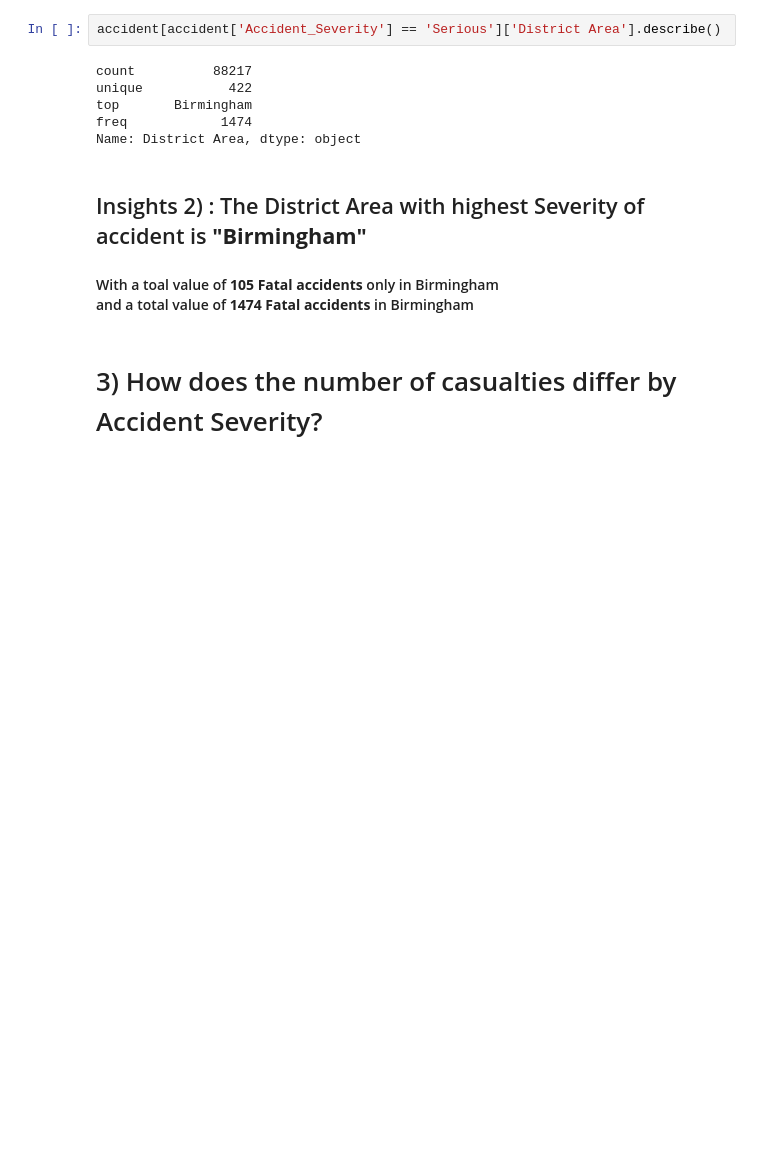
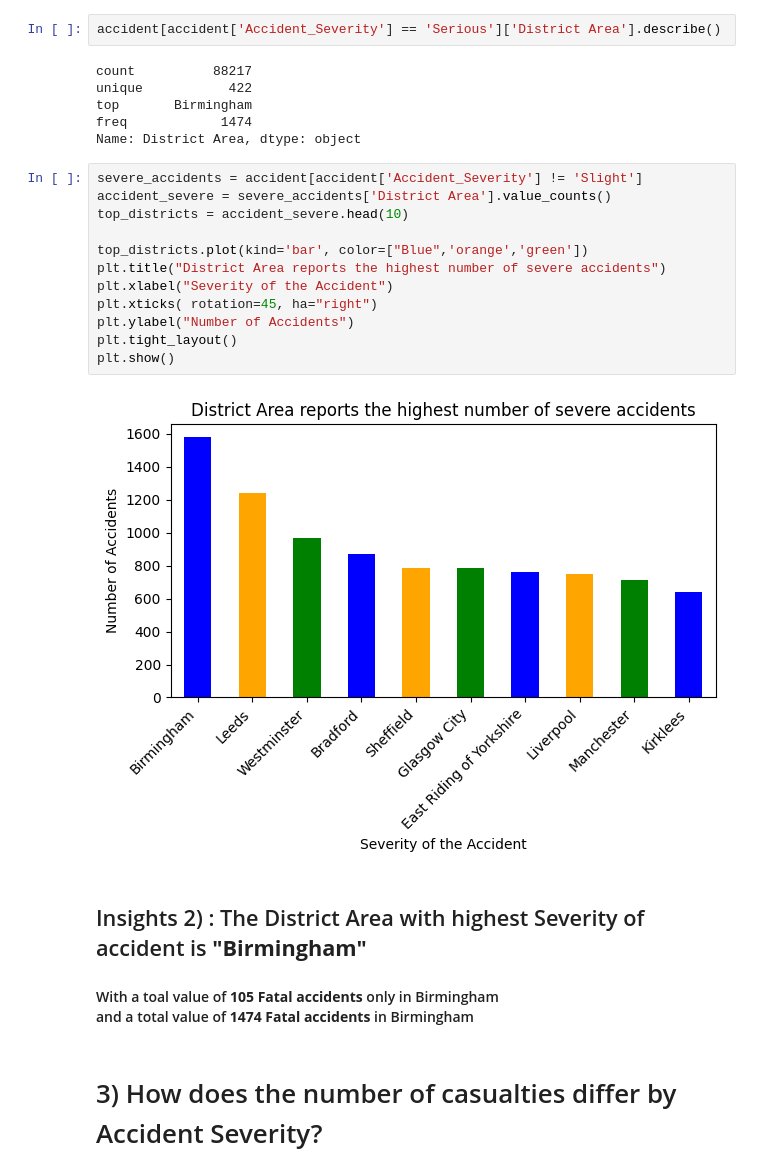
Before and after one commit to ImongMama45/ITELEC303---Act-2, a Jupyter notebook: ACTIVITY2-Copy1.ipynb, the cells around one changed output. Cells and saved outputs as stored; diff of their text form; blank space fills up the shorter version.

```diff
--- a/ACTIVITY2-Copy1.ipynb
+++ b/ACTIVITY2-Copy1.ipynb
@@ -161,6 +172,20 @@ unique           422
 top       Birmingham
 freq            1474
 Name: District Area, dtype: object
+# %%
+severe_accidents = accident[accident['Accident_Severity'] != 'Slight']
+accident_severe = severe_accidents['District Area'].value_counts()
+top_districts = accident_severe.head(10)
+
+top_districts.plot(kind='bar', color=["Blue",'orange','green'])
+plt.title("District Area reports the highest number of severe accidents")
+plt.xlabel("Severity of the Accident")
+plt.xticks( rotation=45, ha="right")
+plt.ylabel("Number of Accidents")
+plt.tight_layout()
+plt.show()
+# %% [output]
+[figure, added]
 # %% [markdown]
 <h2>Insights 2) : The District Area with highest Severity of accident  is <b>"Birmingham"</b> </h2>
 <h4> With a toal value of <b> 105 Fatal accidents </b> only in Birmingham <br> and a total value of <b> 1474 Fatal accidents  </b>in Birmingham </h4>
```
Also changed, not shown: parts of 35 cells of this notebook.
